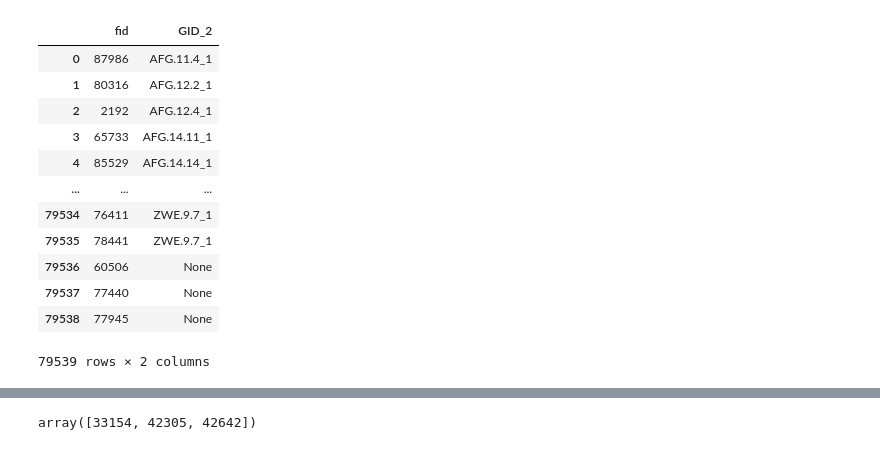
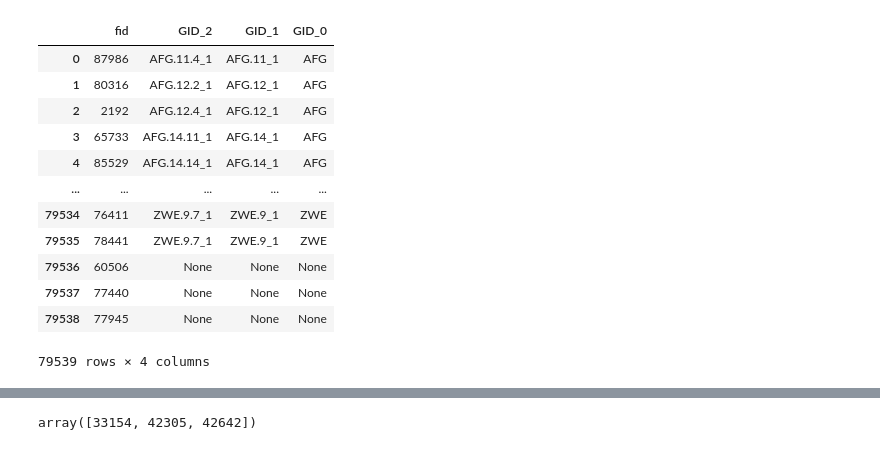
Before and after one commit to global-water-watch/research-reservoir-water-dynamics, a Jupyter notebook: notebooks/03-monthly-to-aggregated-GADM.ipynb, the cells around one changed output, grey strips where cells are left out. Saved outputs shown, nothing was run; the diff lists cells and outputs as text; code cells hidden in the pictures.

```diff
--- a/notebooks/03-monthly-to-aggregated-GADM.ipynb
+++ b/notebooks/03-monthly-to-aggregated-GADM.ipynb
@@ -21,20 +24,20 @@ dir_monthly_timeseries = '../data/wps-reservoir-time-series-latest/time_series_a
 # %%
-reservoirs_and_gadm2 = gpd.read_file(r'../data/shp/reservoirs-v1.0-and-gadm2.shp')
+reservoirs_and_gadm2 = gpd.read_file(f'{dir_data}/../shp/extra/reservoirs-v1.0-and-gadm2.shp')
 # %%
 reservoirs_and_gadm2.fid = reservoirs_and_gadm2.fid.astype(int)
 # %%
-reservoirs_and_gadm2[['fid', 'GID_2']]
+reservoirs_and_gadm2[['fid', 'GID_2', 'GID_1', 'GID_0']]
 # %% [output]
-|  | fid | GID_2 |
-| 0 | 87986 | AFG.11.4_1 |
-| 1 | 80316 | AFG.12.2_1 |
-| 2 | 2192 | AFG.12.4_1 |
-| 3 | 65733 | AFG.14.11_1 |
-| 4 | 85529 | AFG.14.14_1 |
-| ... | ... | ... |
-| 79534 | 76411 | ZWE.9.7_1 |
-| 79535 | 78441 | ZWE.9.7_1 |
-| 79536 | 60506 | None |
-| 79537 | 77440 | None |
-| 79538 | 77945 | None |
+|  | fid | GID_2 | GID_1 | GID_0 |
+| 0 | 87986 | AFG.11.4_1 | AFG.11_1 | AFG |
+| 1 | 80316 | AFG.12.2_1 | AFG.12_1 | AFG |
+| 2 | 2192 | AFG.12.4_1 | AFG.12_1 | AFG |
+| 3 | 65733 | AFG.14.11_1 | AFG.14_1 | AFG |
+| 4 | 85529 | AFG.14.14_1 | AFG.14_1 | AFG |
+| ... | ... | ... | ... | ... |
+| 79534 | 76411 | ZWE.9.7_1 | ZWE.9_1 | ZWE |
+| 79535 | 78441 | ZWE.9.7_1 | ZWE.9_1 | ZWE |
+| 79536 | 60506 | None | None | None |
+| 79537 | 77440 | None | None | None |
+| 79538 | 77945 | None | None | None |
-79539 rows × 2 columns
+79539 rows × 4 columns
```
Also changed, not shown: parts of 9 cells of this notebook, 10 other files.
